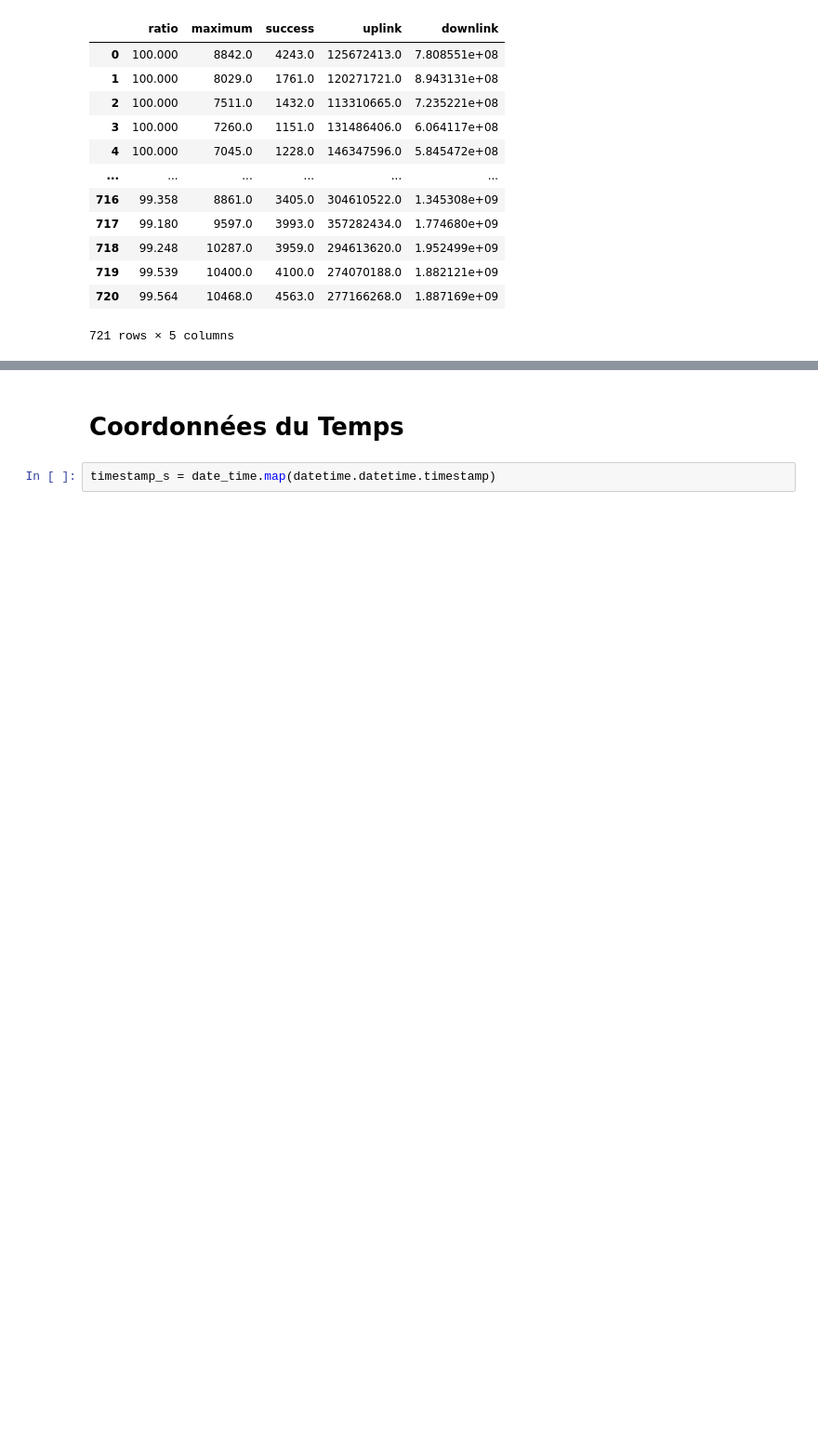
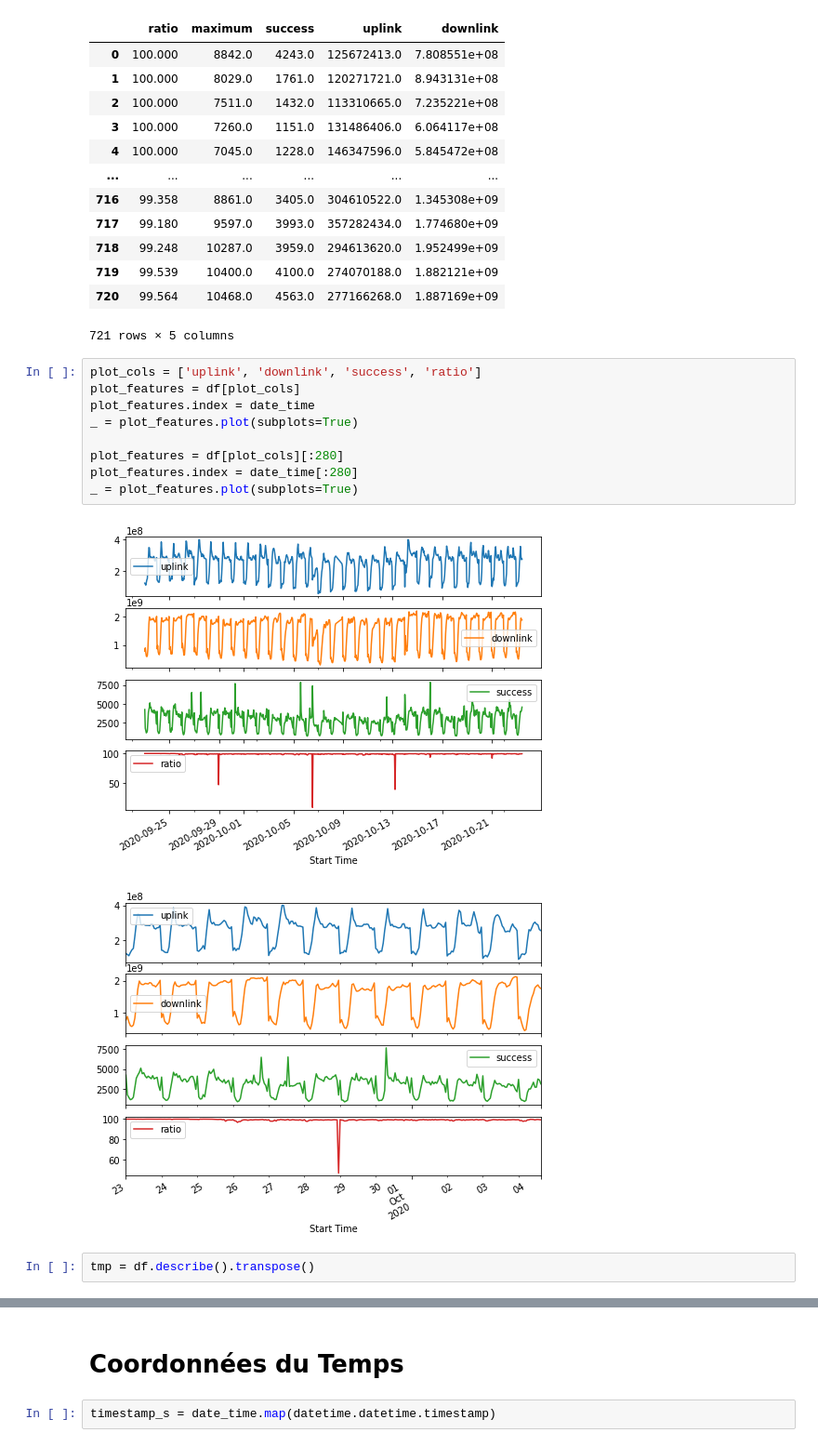
Before and after one commit to bm777/ann-network-LTE, a Jupyter notebook: forecast.ipynb, the cells around one changed output, grey strips where cells are left out. Shown at 93% size. Cells and saved outputs as stored; diff of their text form; blank space fills up the shorter version.

```diff
--- a/forecast.ipynb
+++ b/forecast.ipynb
@@ -72,3 +36,17 @@ df
 | 719 | 99.539 | 10400.0 | 4100.0 | 274070188.0 | 1.882121e+09 |
 | 720 | 99.564 | 10468.0 | 4563.0 | 277166268.0 | 1.887169e+09 |
 721 rows × 5 columns
+# %%
+plot_cols = ['uplink', 'downlink', 'success', 'ratio']
+plot_features = df[plot_cols]
+plot_features.index = date_time
+_ = plot_features.plot(subplots=True)
+
+plot_features = df[plot_cols][:280]
+plot_features.index = date_time[:280]
+_ = plot_features.plot(subplots=True)
+# %% [output]
+[figure, added]
+[figure, added]
+# %%
+tmp = df.describe().transpose()
```
Also changed, not shown: parts of 23 cells of this notebook, 1 other file.
